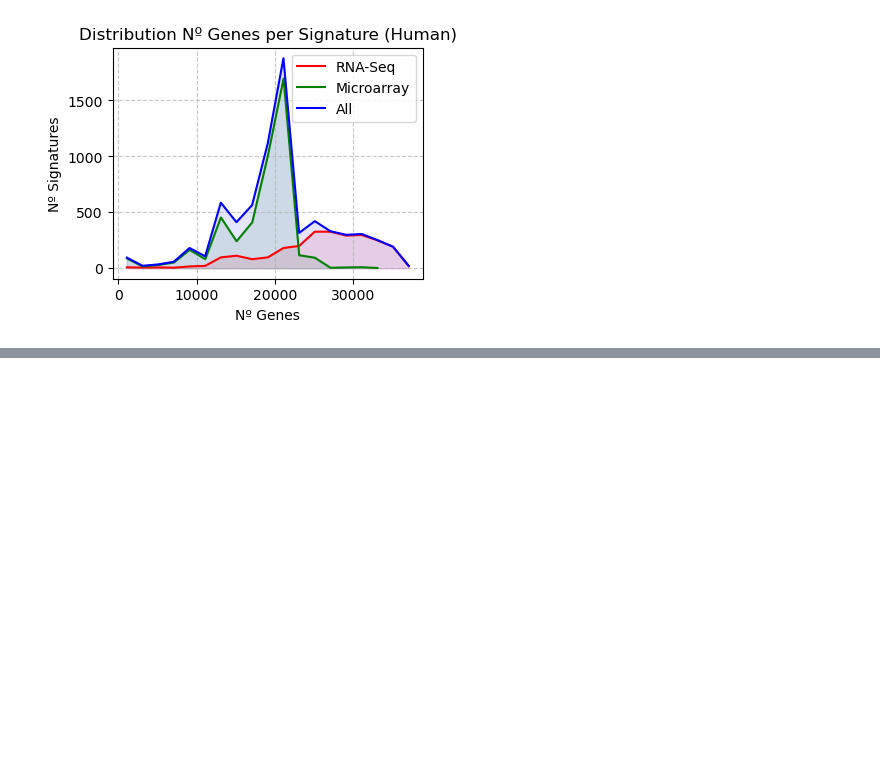
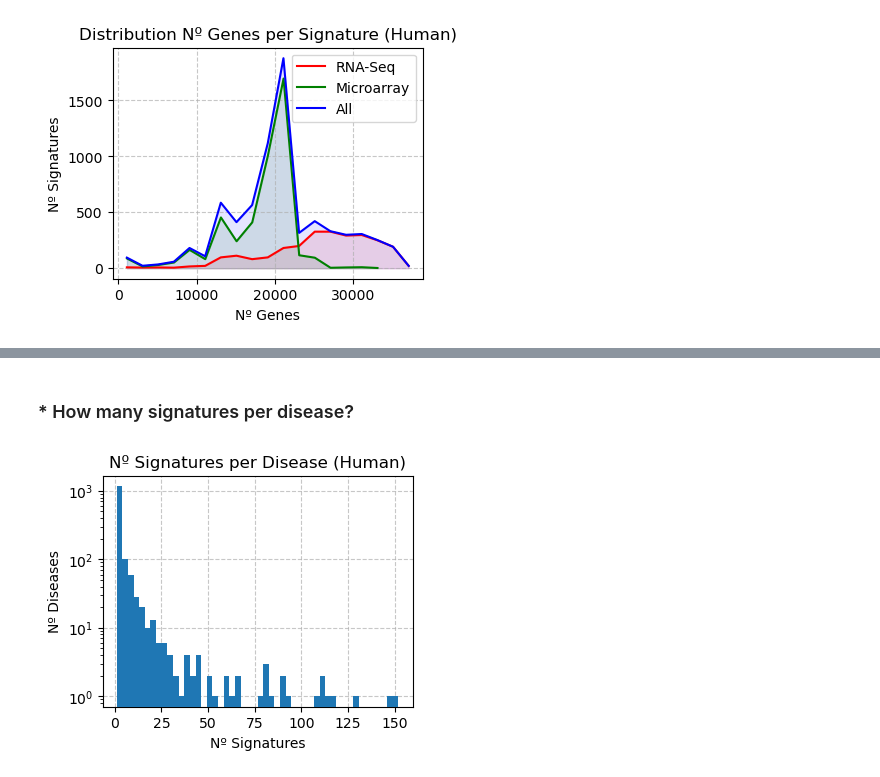
Before and after one commit to 00dylan00/Disease-Signatures, a Jupyter notebook: documentation/DiSignAtlas.Dataset_Exploration.ipynb, the cells around one changed output, grey strips where cells are left out. Cells and saved outputs as stored; diff of their text form; code cells hidden in the pictures; blank space fills up the shorter version.

```diff
--- a/documentation/DiSignAtlas.Dataset_Exploration.ipynb
+++ b/documentation/DiSignAtlas.Dataset_Exploration.ipynb
@@ -1000,0 +1044,40 @@ KeyboardInterrupt:
+# %% [markdown]
+### * How many signatures per disease?
+# %%
+data = list(
+    Counter(
+        df_data_info_processed[df_data_info_processed["organism"] == "Homo sapiens"][
+            "disease"
+        ].to_list()
+    ).values()
+)
+
+# Define figure size
+plt.figure(figsize=(4, 3))
+
+# Creating the bar plot
+plt.hist(data, bins=50, zorder=3)
+
+# Adding gridlines behind the bars
+plt.grid(axis="y", linestyle="--", alpha=0.7, zorder=-1)
+plt.grid(axis="x", linestyle="--", alpha=0.7, zorder=-1)
+
+# change to logarithmic scale
+plt.yscale("log")
+
+# Adding titles and labels
+plt.xlabel("Nº Signatures")
+plt.ylabel("Nº Diseases")
+plt.title("Nº Signatures per Disease (Human)")
+
+
+# Show the plot
+plt.savefig(
+    os.path.join(
+        output_path_figures, "DiSignAtlas.processed.n_signatures_per_disease.png"
+    ),
+    dpi=300,
+    bbox_inches="tight",
+)
+# %% [output]
+[figure, added]
```
Also changed, not shown: parts of 46 cells of this notebook, 24 other files.
